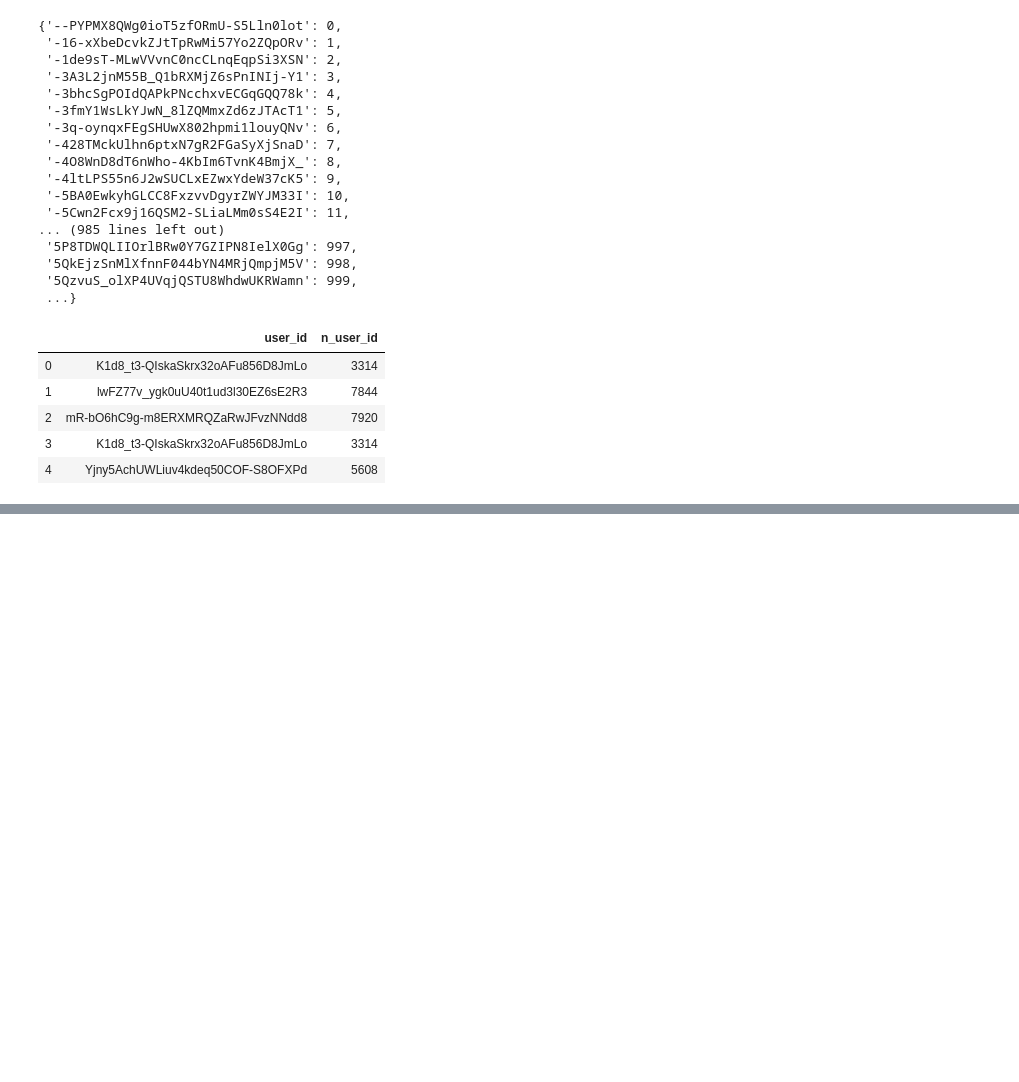
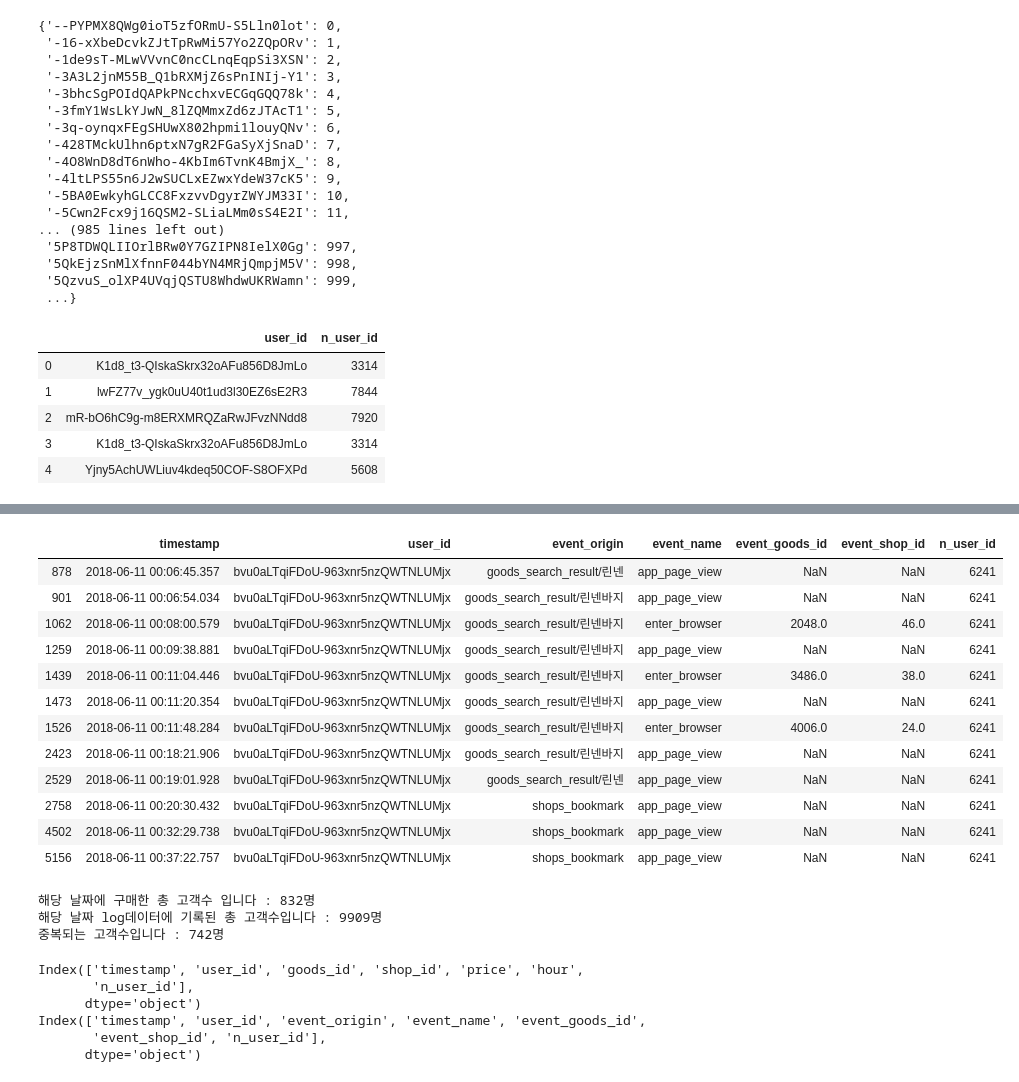
Before and after one commit to eunnyeong/data-analysis, a Jupyter notebook: zigzag_assignment.ipynb, the cells around one changed output, grey strips where cells are left out. Cells and saved outputs as stored; diff of their text form; code cells hidden in the pictures; blank space fills up the shorter version.

```diff
--- a/zigzag_assignment.ipynb
+++ b/zigzag_assignment.ipynb
@@ -510,0 +523,49 @@ data_logs[['user_id', 'n_user_id']].head()
+# %%
+data_logs[data_logs['user_id'] == order.iloc[0]['user_id']]
+# %% [output]
+|  | timestamp | user_id | event_origin | event_name | event_goods_id | event_shop_id | n_user_id |
+| 878 | 2018-06-11 00:06:45.357 | bvu0aLTqiFDoU-963xnr5nzQWTNLUMjx | goods_search_result/린넨 | app_page_view | NaN | NaN | 6241 |
+| 901 | 2018-06-11 00:06:54.034 | bvu0aLTqiFDoU-963xnr5nzQWTNLUMjx | goods_search_result/린넨바지 | app_page_view | NaN | NaN | 6241 |
+| 1062 | 2018-06-11 00:08:00.579 | bvu0aLTqiFDoU-963xnr5nzQWTNLUMjx | goods_search_result/린넨바지 | enter_browser | 2048.0 | 46.0 | 6241 |
+| 1259 | 2018-06-11 00:09:38.881 | bvu0aLTqiFDoU-963xnr5nzQWTNLUMjx | goods_search_result/린넨바지 | app_page_view | NaN | NaN | 6241 |
+| 1439 | 2018-06-11 00:11:04.446 | bvu0aLTqiFDoU-963xnr5nzQWTNLUMjx | goods_search_result/린넨바지 | enter_browser | 3486.0 | 38.0 | 6241 |
+| 1473 | 2018-06-11 00:11:20.354 | bvu0aLTqiFDoU-963xnr5nzQWTNLUMjx | goods_search_result/린넨바지 | app_page_view | NaN | NaN | 6241 |
+| 1526 | 2018-06-11 00:11:48.284 | bvu0aLTqiFDoU-963xnr5nzQWTNLUMjx | goods_search_result/린넨바지 | enter_browser | 4006.0 | 24.0 | 6241 |
+| 2423 | 2018-06-11 00:18:21.906 | bvu0aLTqiFDoU-963xnr5nzQWTNLUMjx | goods_search_result/린넨바지 | app_page_view | NaN | NaN | 6241 |
+| 2529 | 2018-06-11 00:19:01.928 | bvu0aLTqiFDoU-963xnr5nzQWTNLUMjx | goods_search_result/린넨 | app_page_view | NaN | NaN | 6241 |
+| 2758 | 2018-06-11 00:20:30.432 | bvu0aLTqiFDoU-963xnr5nzQWTNLUMjx | shops_bookmark | app_page_view | NaN | NaN | 6241 |
+| 4502 | 2018-06-11 00:32:29.738 | bvu0aLTqiFDoU-963xnr5nzQWTNLUMjx | shops_bookmark | app_page_view | NaN | NaN | 6241 |
+| 5156 | 2018-06-11 00:37:22.757 | bvu0aLTqiFDoU-963xnr5nzQWTNLUMjx | shops_bookmark | app_page_view | NaN | NaN | 6241 |
+# %%
+# set()을 사용하여 user_id컬럼을 집합 타입으로 변환후 원소 개수를 반환하여 변수에 저장
+
+# 주문한 고객의 수를 user_number_order란 변수에 저장
+user_number_order = len(set(order['user_id']))
+
+
+# log에 기록된 고객의 수를 user_number_log란 변수에 저장
+user_number_log = len(set(data_logs['user_id']))
+
+
+# 중복된 고객들을 user_duplicated란 변수에 저장
+user_duplicated = set(order['user_id']) & set(data_logs['user_id'])
+
+
+# 결과를 출력
+print('해당 날짜에 구매한 총 고객수 입니다 :',user_number_order, end ='명\n')
+print('해당 날짜 log데이터에 기록된 총 고객수입니다 :',user_number_log,  end ='명\n')
+print('중복되는 고객수입니다 :', len(user_duplicated) , end ='명\n')
+# %% [output]
+해당 날짜에 구매한 총 고객수 입니다 : 832명
+해당 날짜 log데이터에 기록된 총 고객수입니다 : 9909명
+중복되는 고객수입니다 : 742명
+# %%
+print(order.columns)
+print(data_logs.columns)
+# %% [output]
+Index(['timestamp', 'user_id', 'goods_id', 'shop_id', 'price', 'hour',
+       'n_user_id'],
+      dtype='object')
+Index(['timestamp', 'user_id', 'event_origin', 'event_name', 'event_goods_id',
+       'event_shop_id', 'n_user_id'],
+      dtype='object')
```
Also changed, not shown: parts of 6 cells of this notebook.
